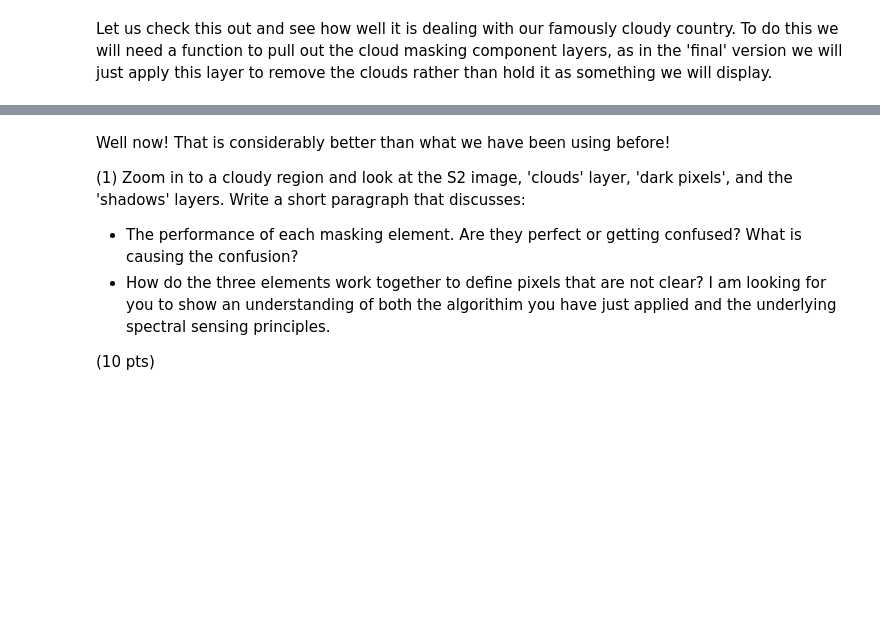
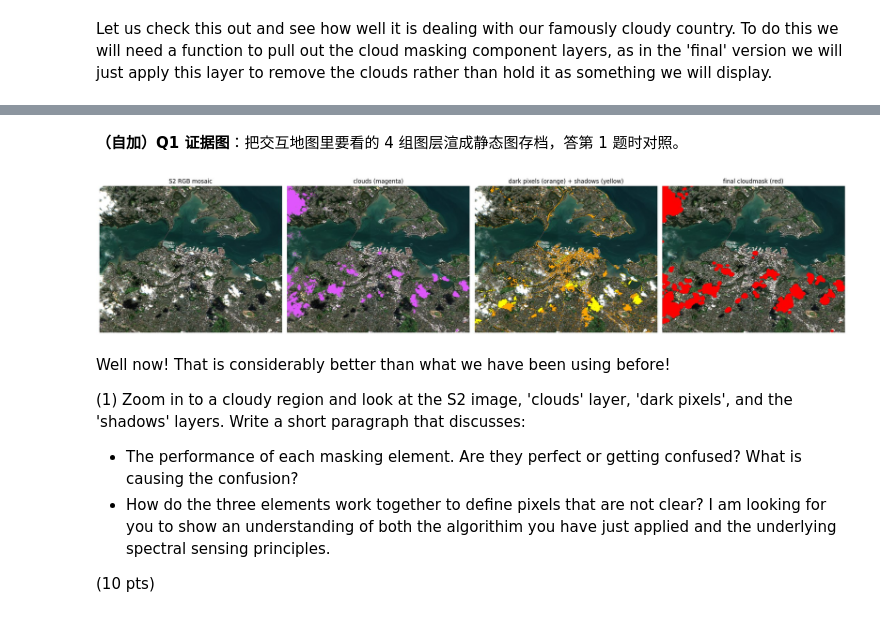
Before and after one commit to rwan407-ctrl/GEOG761-Labs, a Jupyter notebook: 761_Lab3.ipynb, the cells around one changed output, grey strips where cells are left out. Saved outputs shown, nothing was run; the diff lists cells and outputs as text; code cells hidden in the pictures; blank space fills up the shorter version.

```diff
--- a/761_Lab3.ipynb
+++ b/761_Lab3.ipynb
@@ -85,3 +100,16 @@ Map
+# %%
+# ---- 静态截图辅助函数：把 EE 图层渲成 PNG 数组（报告用图全靠它）----
+import requests                                      # 用 HTTP 拉取服务器渲染好的缩略图
+from io import BytesIO                               # 内存字节流（不落盘直接解码）
+from PIL import Image                                # 图像解码
+FIGDIR = 'lab3_figs'                                 # 报告用图输出文件夹
+os.makedirs(FIGDIR, exist_ok=True)                   # 不存在就建
+REGION = AOI.buffer(6000).bounds()                   # 默认出图范围：AOI 周边 6 公里外接矩形
+
+def ee_thumb(img, vis, region=None, dim=760):        # 把一个 EE 图层按可视化参数渲成 numpy 数组
+    region = region if region is not None else REGION            # 不指定范围就用默认范围
+    url = img.visualize(**vis).getThumbURL({'region': region, 'dimensions': dim, 'format': 'png'})  # 服务器端渲染，返回 PNG 链接
+    return np.array(Image.open(BytesIO(requests.get(url, timeout=180).content)))                    # 下载并解码成数组
 # %% [markdown]
 Yup that is pretty cloudy!
 
@@ -179,3 +216,27 @@ display_map
+# %% [markdown]
+**（自加）Q1 证据图**：把交互地图里要看的 4 组图层渲成静态图存档，答第 1 题时对照。
+# %%
+# ---- 报告用图（Q1）：四个组件层分别叠在 RGB 上 ----
+mos_eval = s2_sr_cld_col_eval_disp.mosaic()          # 集合镶嵌成一张图
+rgb_eval   = ee_thumb(mos_eval, {'bands': ['B4', 'B3', 'B2'], 'min': 0, 'max': 2500, 'gamma': 1.1})  # 真彩底图
+lay_clouds = ee_thumb(mos_eval.select('clouds').selfMask(), {'palette': ['e056fd']})     # 云：品红
+lay_dark   = ee_thumb(mos_eval.select('dark_pixels').selfMask(), {'palette': ['orange']})# 暗像元：橙
+lay_shadow = ee_thumb(mos_eval.select('shadows').selfMask(), {'palette': ['yellow']})    # 云影：黄
+lay_mask   = ee_thumb(mos_eval.select('cloudmask').selfMask(), {'palette': ['red']})     # 最终掩膜：红
+
+fig, axes = plt.subplots(1, 4, figsize=(22, 6))      # 一行四联图
+titles = ['S2 RGB mosaic', 'clouds (magenta)', 'dark pixels (orange) + shadows (yellow)', 'final cloudmask (red)']  # 子图标题
+overlays = [[], [lay_clouds], [lay_dark, lay_shadow], [lay_mask]]    # 每个子图要叠加的层
+for ax, t, ovs in zip(axes, titles, overlays):       # 逐子图绘制
+    ax.imshow(rgb_eval)                              # 铺 RGB 底图
+    for ov in ovs:                                   # 依次叠加彩色层（PNG 自带透明通道）
+        ax.imshow(ov)                                # 叠加
+    ax.set_title(t); ax.axis('off')                  # 标题；关坐标轴
+plt.tight_layout()                                   # 收紧布局
+plt.savefig(f'{FIGDIR}/fig_q1_layers.png', dpi=110, bbox_inches='tight')     # 存盘（答 Q1 的证据）
+plt.show()                                           # 同时显示
+# %% [output]
+[figure, added]
 # %% [markdown]
 Well now! That is considerably better than what we have been using before!
 
```
Also changed, not shown: parts of 47 cells of this notebook, 13 other files.
